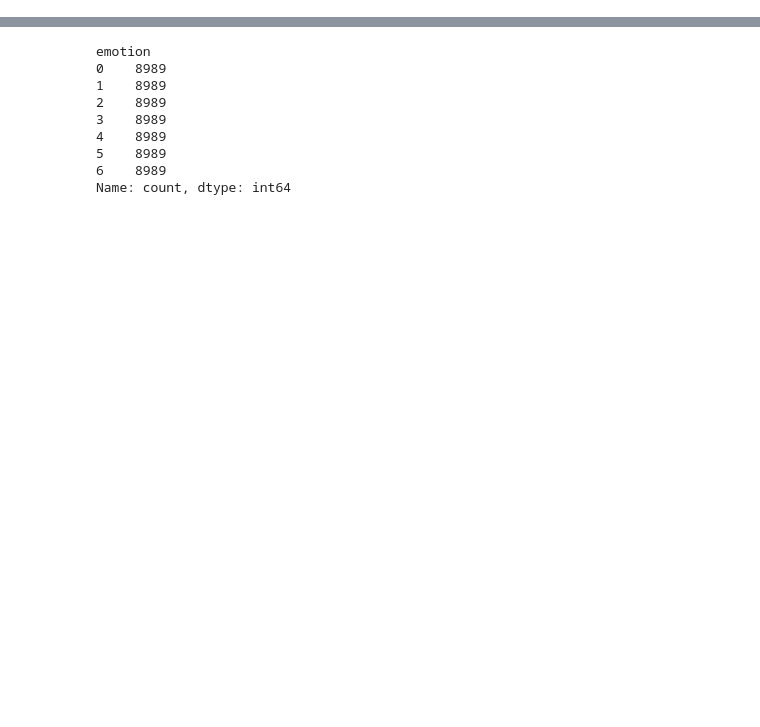
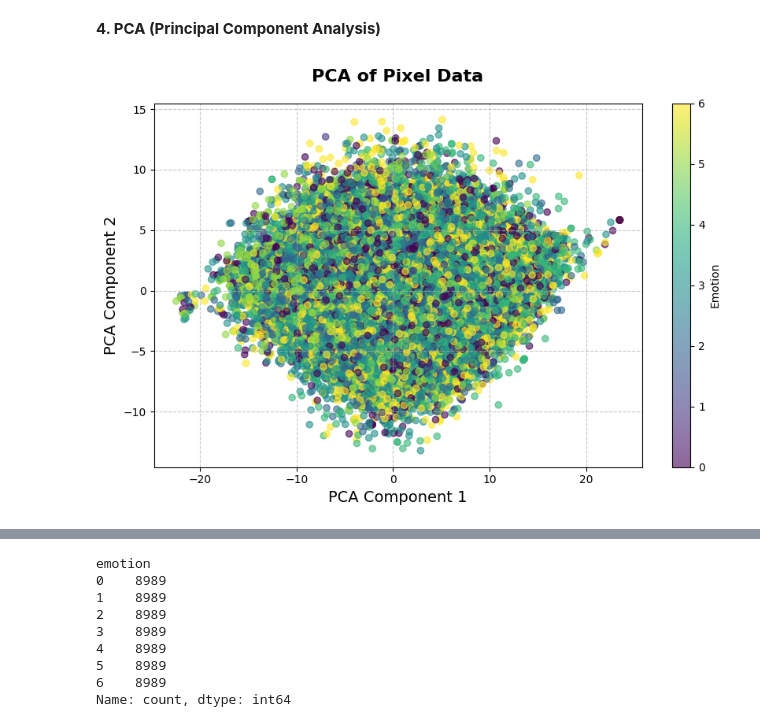
Before and after one commit to DrZubi/Expressions-Decoded, a Jupyter notebook: main.ipynb, the cells around one changed output, grey strips where cells are left out. Cells and saved outputs as stored; diff of their text form; code cells hidden in the pictures; blank space fills up the shorter version.

```diff
--- a/main.ipynb
+++ b/main.ipynb
@@ -177,0 +358,31 @@ The dataset holds 48x48 pixel grayscale images of faces. The faces have been aut
+# %% [markdown]
+**4. PCA (Principal Component Analysis)**
+# %%
+def plot_pca(df, image):
+    # Flatten the arrays for PCA
+    flat_pixels = image.reshape(image.shape[0], -1)
+
+    # Apply PCA
+    pca = PCA(n_components=2)
+    pca_result = pca.fit_transform(flat_pixels)
+
+    # Create a DataFrame for PCA results
+    df_pca = pd.DataFrame({
+        'emotion': df['emotion'],
+        'pca_one': pca_result[:, 0],
+        'pca_two': pca_result[:, 1]
+    })
+
+    # Plot PCA results
+    plt.figure(figsize=(10, 6))
+    scatter = plt.scatter(df_pca['pca_one'], df_pca['pca_two'], c=df_pca['emotion'], cmap='viridis', alpha=0.6)
+    plt.colorbar(scatter, label='Emotion')
+    plt.title('PCA of Pixel Data', fontsize=16, fontweight='bold', pad=20)
+    plt.xlabel('PCA Component 1', fontsize=14)
+    plt.ylabel('PCA Component 2', fontsize=14)
+    plt.grid(True, linestyle='--', alpha=0.7)
+    plt.show()
+
+plot_pca(df, image)
+# %% [output]
+[figure, added]
```
Also changed, not shown: parts of 53 cells of this notebook, 1 other file.
